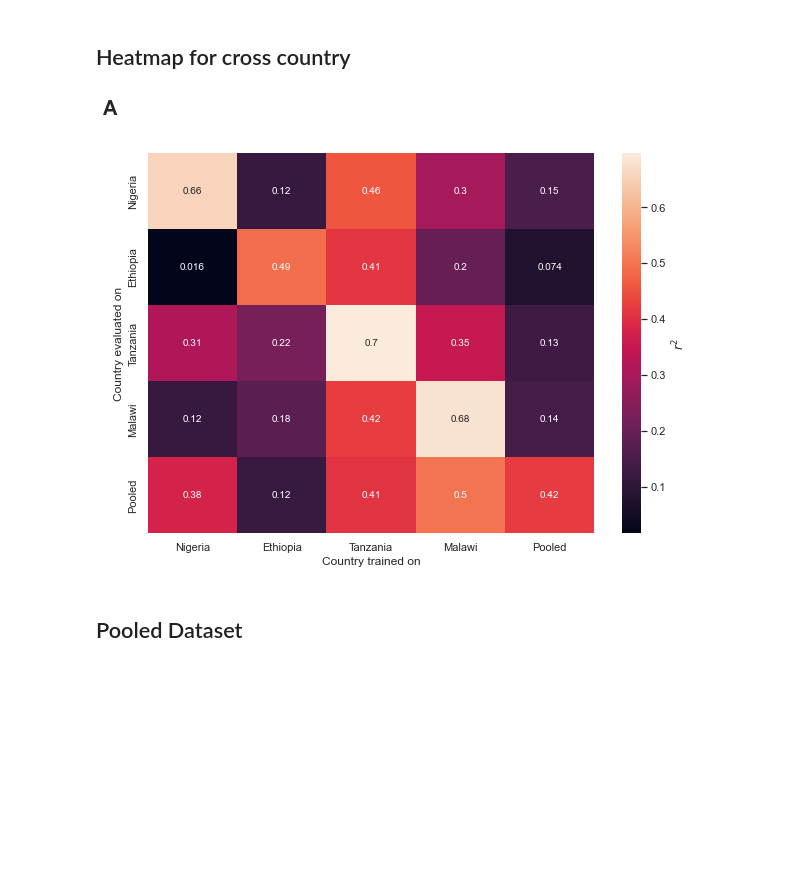
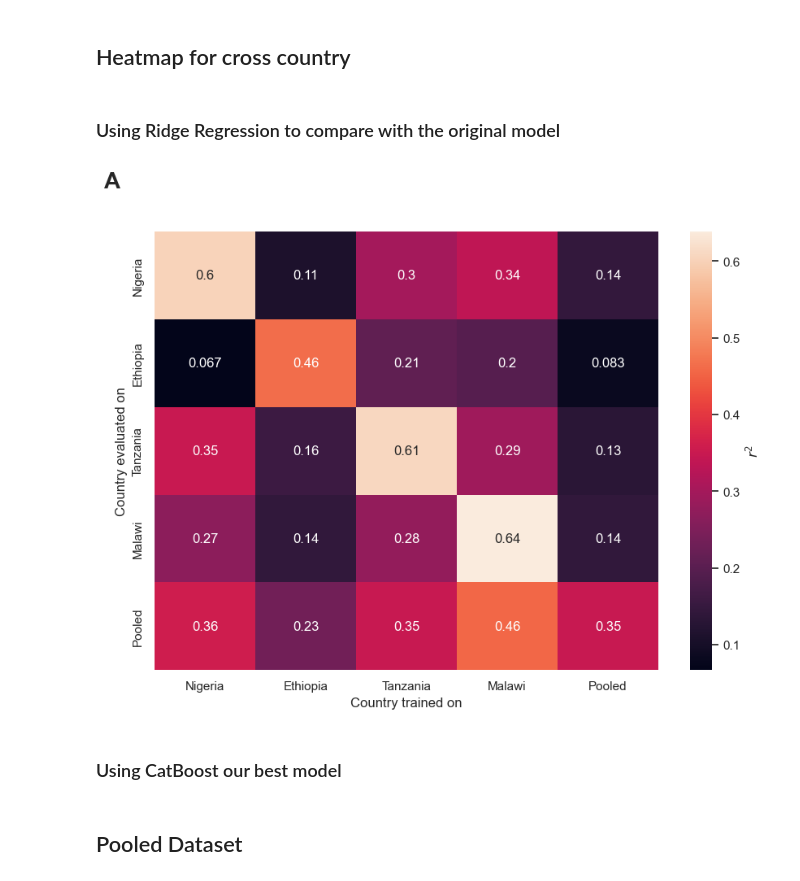
Before and after one commit to CS-433/ml-project-2-xgradingboosting, a Jupyter notebook: src/2_evaluation/1_recent_combined.ipynb, the cells around one changed output. Drawn from its saved outputs; the diff is of its cells as text; code cells hidden in the pictures; blank space fills up the shorter version.

```diff
--- a/src/2_evaluation/1_recent_combined.ipynb
+++ b/src/2_evaluation/1_recent_combined.ipynb
@@ -28,14 +29,16 @@ complete_df, all_cols = eu.get_data("../data/lsms/processed/_all_real.csv", "../
 # %% [markdown]
 ## Heatmap for cross country
 # %%
-countries = [["NG"], ["ETH"] ,["TZA"], ["MW"], ["NG", "ETH", "TZA", "MW"]]
-arr = np.zeros((5,5))
-for i, country in enumerate(countries):
-    X, y = eu.get_recent_features(complete_df, country, all_cols)
-    for j, out_country in enumerate(countries):
-        X_out, y_out = eu.get_recent_features(complete_df, out_country, all_cols)
-        r, _, m = eu.run_model_out(X, y, X_out, y_out, CatBoostRegressor)
-        arr[i,j] = r
+def run_combined(df, osm_cols, model, **params) :
+    countries = [["NG"], ["ETH"] ,["TZA"], ["MW"], ["NG", "ETH", "TZA", "MW"]]
+    results = np.zeros((5,5))
+    for i, country in enumerate(countries):
+        X, y = eu.get_recent_features(df, country, osm_cols)
+        for j, out_country in enumerate(countries):
+            X_out, y_out = eu.get_recent_features(df, out_country, osm_cols)
+            r, _, m = eu.run_model_out(X, y, X_out, y_out, model, **params)
+            results[i,j] = r
+    return results
 # %%
 def heatmap(data):
     countries = ["Nigeria", "Ethiopia" ,"Tanzania", "Malawi", "Pooled"]
@@ -47,7 +50,13 @@ def heatmap(data):
     ax = plt.gca()
     plt.text(-0.1, 1.1, string.ascii_uppercase[0], size=20, weight='bold', transform=ax.transAxes)
     plt.savefig("../figs/cross_country_pooled.pdf", dpi=600, bbox_inches="tight")
+# %% [markdown]
+### Using Ridge Regression to compare with the original model
+# %%
+ridge_results = run_combined(complete_df, all_cols, Ridge, alpha = 1000)
 # %%
-heatmap(arr)
+heatmap(ridge_results)
 # %% [output]
-[figure, old version]
+[figure, new version]
+# %% [markdown]
+### Using CatBoost our best model
```
Also changed, not shown: parts of 9 cells of this notebook, 1 other file.
